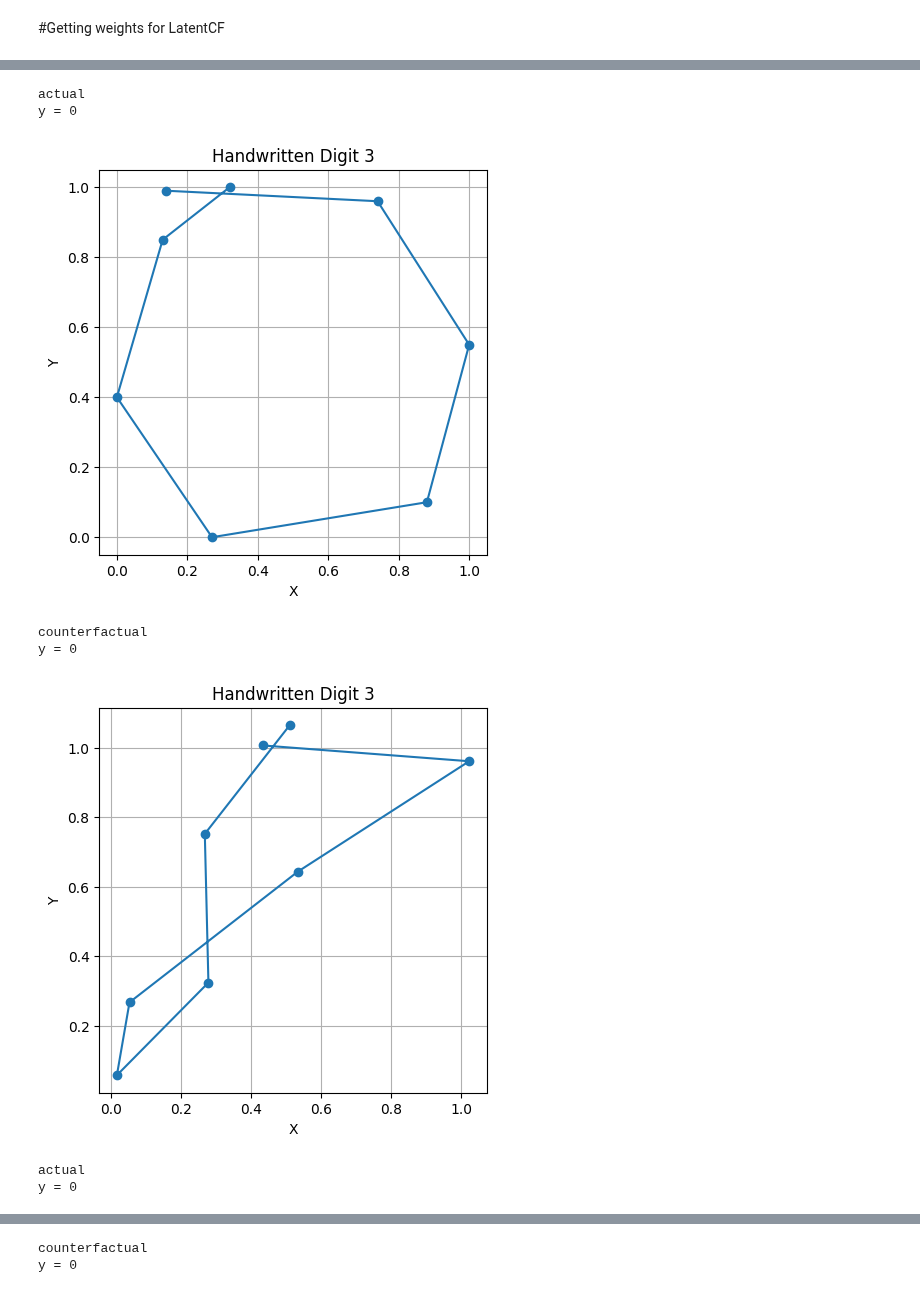
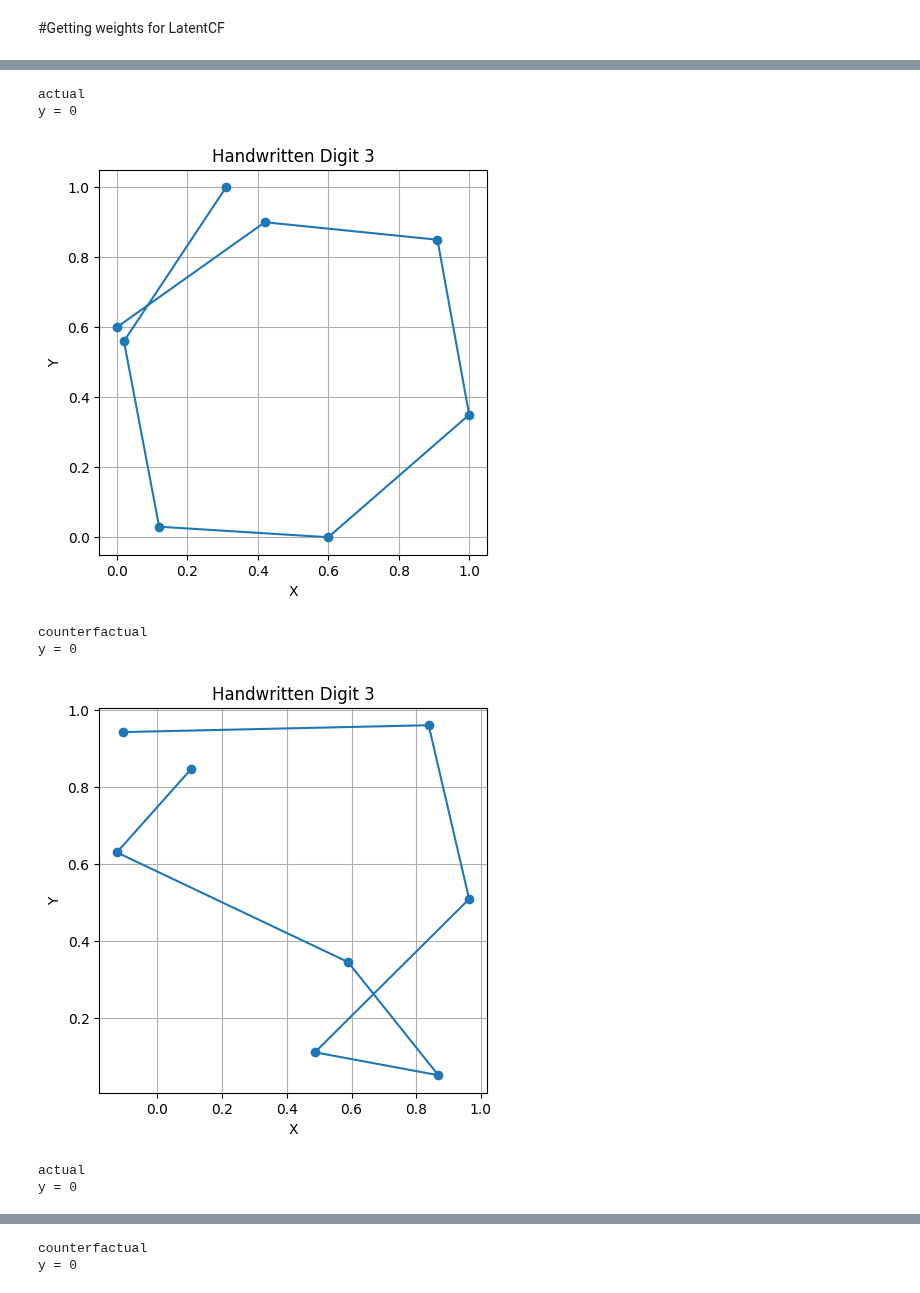
Before and after one commit to stellagerantoni/LatentCfMultivariate, a Jupyter notebook: multivariate_pendigits_with_closesed_example.ipynb, the cells around one changed output, grey strips where cells are left out. Cells and saved outputs as stored; diff of their text form; code cells hidden in the pictures.

```diff
--- a/multivariate_pendigits_with_closesed_example.ipynb
+++ b/multivariate_pendigits_with_closesed_example.ipynb
@@ -105,15 +186,21 @@ Class 1 represents number 8. [0.,1.]
 from sklearn.model_selection import train_test_split
 X_train,X_validation, y_train, y_validation = train_test_split(X_train, y_train, test_size=0.2, random_state=RANDOM_STATE, stratify=y_train)
 # %%
+#Getting the two forms of labels needed
+#-the y_classes (1,0,1,0,...)
+#-the y (one hot encoded)
+
 print(f'X_train = {X_train.shape}')
 print(f'X_validation = {X_validation.shape}')
 print(f'X_test = {X_test.shape}')
 
+y_classes = y
 y_train_classes = y_train
 y_validation_classes = y_validation
 y_test_classes = y_test
 
 from tensorflow.keras.utils import to_categorical
+y = to_categorical(y, len(np.unique(y)))
 y_train = to_categorical(y_train, len(np.unique(y_train)))
 y_validation = to_categorical(y_validation, len(np.unique(y_validation)))
 y_test = to_categorical(y_test, len(np.unique(y_test)))
@@ -302,0 +348,16 @@ The current prediction margin weight is 1.
+# %%
+#Gettting the Global weights, needed for counterfactuals
+
+from _guided import get_global_weights
+from help_functions import evaluate
+pos_label = 1
+neg_label = 0
+
+step_weights = get_global_weights(
+        X,
+        y_classes,
+        cnnClassifier,
+        n_timesteps= n_timesteps,
+        n_features=n_features,
+        random_state=RANDOM_STATE,
+)
@@ -518,8 +597,8 @@ class ModifiedLatentCF_trial:
                 )
 
             example = self.get_closesed_counterfactual(x[np.newaxis, i], X_ofOpp, step_weights)
-            visualise_decoded_digit(x[np.newaxis, i],0)
-            visualise_decoded_digit(example,1)
+            #visualise_decoded_digit(x[np.newaxis, i],0)
+            #visualise_decoded_digit(example,1)
             x_sample, loss = self._transform_sample(
                 x[np.newaxis, i], step_weights, pred_labels[i],example
             )
@@ -615,12 +694,12 @@ def extract_encoder_decoder(autoencoder):
 # %%
 reset_seeds()
 cf_model = ModifiedLatentCF_trial(
-    probability=1,tolerance=1e-6, max_iter=500, optimizer=tf.keras.optimizers.legacy.Adam(learning_rate=0.001),autoencoder = autoencoder,
+    probability=0.9,tolerance=1e-6, max_iter=500, optimizer=tf.keras.optimizers.legacy.Adam(learning_rate=0.001),autoencoder = autoencoder,
     pred_margin_weight=0.5, step_weights = step_weights, random_state= RANDOM_STATE, max_weighted_steps_loss= 0.01)
 cf_model.fit(cnnClassifier)
 
-y_neg = y_train_classes[y_train_classes == 0][10:15]
-X_neg = X_train[y_train_classes == 0][10:15]
+y_neg = y_train_classes[y_train_classes == 0]
+X_neg = X_train[y_train_classes == 0]
 
 
 with warnings.catch_warnings():
@@ -651,10 +733,10 @@ y = 1
 # %%
-#with learning rate = 0.001 and 1000 iterations, probability = 0.9, pred_margin_weight = 0.5, max_weighted_steps_loss= 0.002
 for i in range(6):
-  print("actual")
-  visualise_digit(X_pred_neg,y_pred_neg,i-1,figsize = (5,5))
-  print("counterfactual")
-  visualise_digit(cf_embeddings,y_neg,i-1,figsize = (5,5))
+   i=i+30
+   print("actual")
+   visualise_digit(X_neg,y_neg,i,figsize = (5,5))
+   print("counterfactual")
+   visualise_digit(cf_embeddings,y_neg,i,figsize = (5,5))
 # %% [output]
 actual
 y = 0
@@ -665,8 +747,8 @@ y = 0
 actual
 y = 0
-[figure, old version]
+[figure, new version]
 counterfactual
 y = 0
-[figure, old version]
+[figure, new version]
 actual
 y = 0
```
Also changed, not shown: parts of 26 cells of this notebook.
